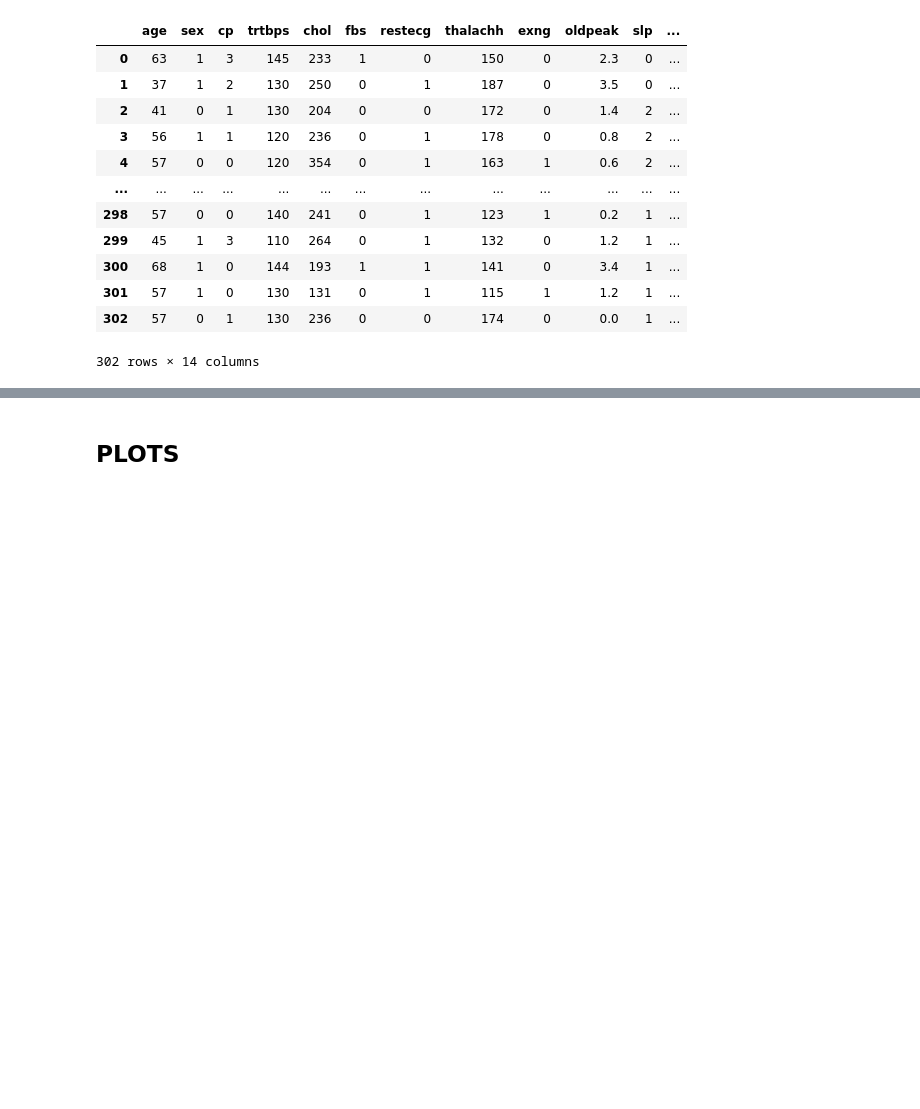
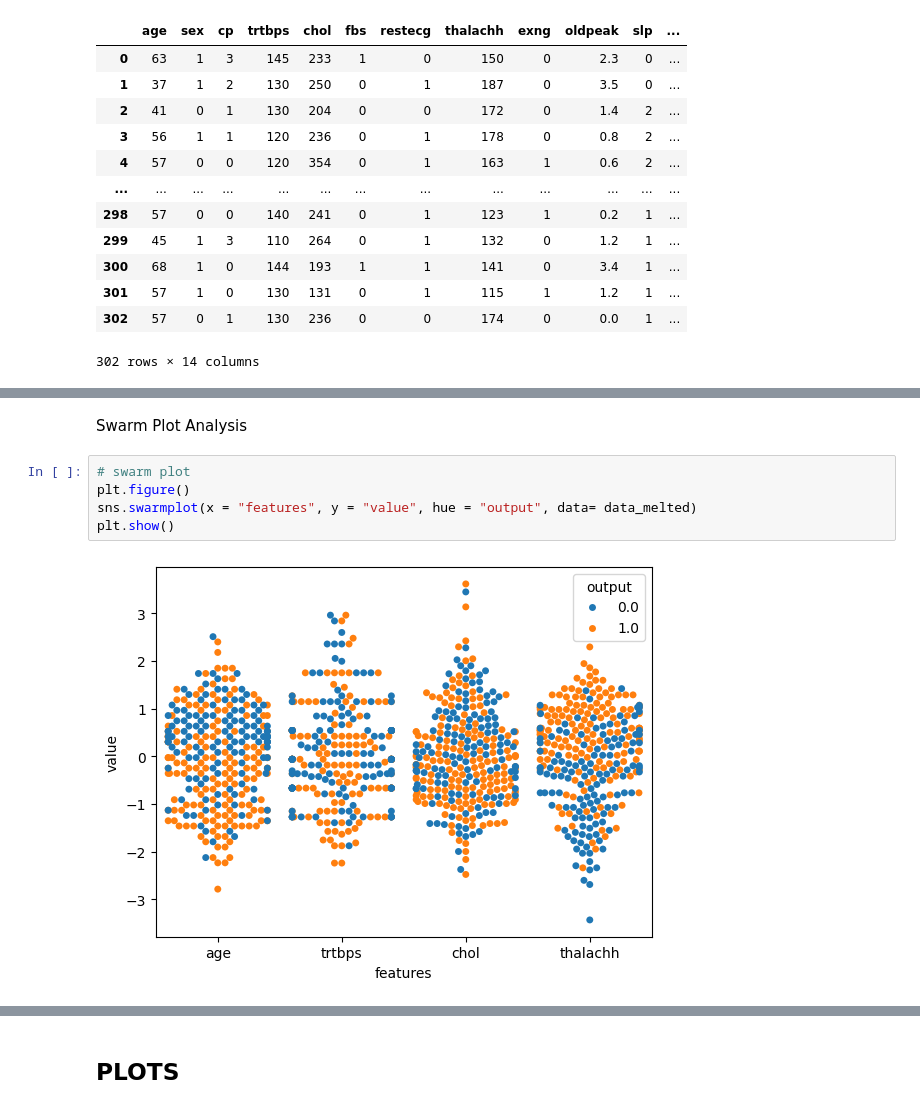
Before and after one commit to pablots98/Python, a Jupyter notebook: Data_Science/Heart Attack Analysis & Prediction Dataset/Data.ipynb, the cells around one changed output, grey strips where cells are left out. Drawn from its saved outputs; the diff is of its cells as text; blank space fills up the shorter version.

```diff
--- a/Data_Science/Heart Attack Analysis & Prediction Dataset/Data.ipynb
+++ b/Data_Science/Heart Attack Analysis & Prediction Dataset/Data.ipynb
@@ -113,0 +232,9 @@ heart.drop_duplicates()
+# %% [markdown]
+Swarm Plot Analysis
+# %%
+# swarm plot
+plt.figure()
+sns.swarmplot(x = "features", y = "value", hue = "output", data= data_melted)
+plt.show()
+# %% [output]
+[figure, added]
```
Also changed, not shown: parts of 48 cells of this notebook.
